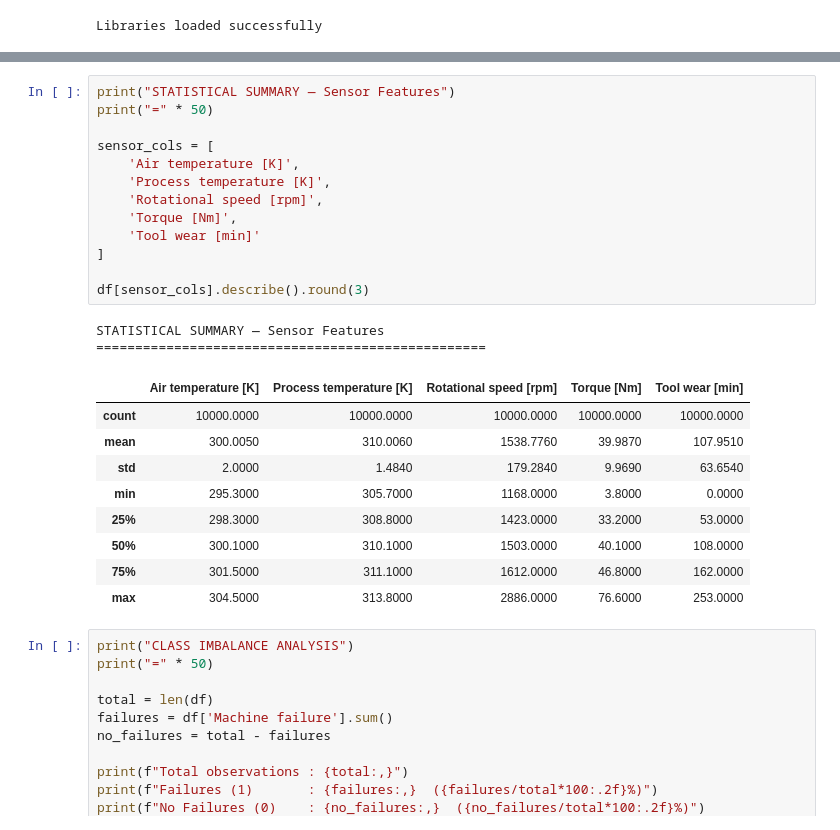
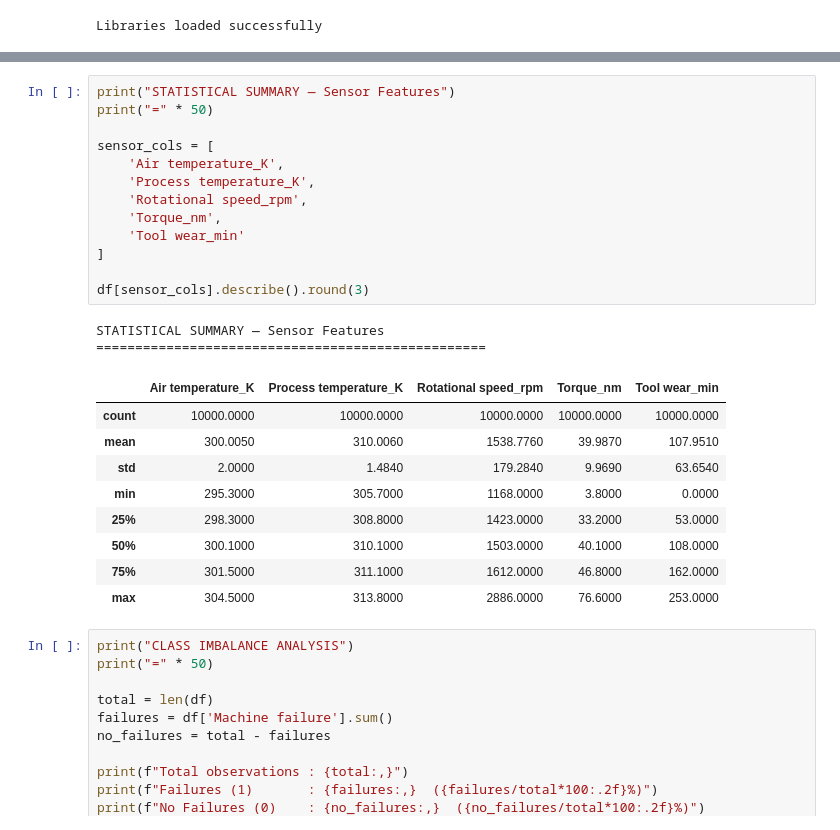
Before and after one commit to vedantbhakare25-dotcom/FleetMind-Predictive-Maintenance-Assistant, a Jupyter notebook: backend/ml/notebooks/01_ai4i_eda.ipynb, the cells around one changed output, grey strips where cells are left out. Drawn from its saved outputs; the diff is of its cells as text.

```diff
--- a/backend/ml/notebooks/01_ai4i_eda.ipynb
+++ b/backend/ml/notebooks/01_ai4i_eda.ipynb
@@ -81,20 +81,20 @@ FIRST 5 ROWS
 # %%
 print("STATISTICAL SUMMARY — Sensor Features")
 print("=" * 50)
 
 sensor_cols = [
-    'Air temperature [K]',
-    'Process temperature [K]',
-    'Rotational speed [rpm]',
-    'Torque [Nm]',
-    'Tool wear [min]'
+    'Air temperature_K',
+    'Process temperature_K',
+    'Rotational speed_rpm',
+    'Torque_nm',
+    'Tool wear_min'
 ]
 
 df[sensor_cols].describe().round(3)
 # %% [output]
 STATISTICAL SUMMARY — Sensor Features
 ==================================================
-|  | Air temperature [K] | Process temperature [K] | Rotational speed [rpm] | Torque [Nm] | Tool wear [min] |
+|  | Air temperature_K | Process temperature_K | Rotational speed_rpm | Torque_nm | Tool wear_min |
 | count | 10000.0000 | 10000.0000 | 10000.0000 | 10000.0000 | 10000.0000 |
 | mean | 300.0050 | 310.0060 | 1538.7760 | 39.9870 | 107.9510 |
 | std | 2.0000 | 1.4840 | 179.2840 | 9.9690 | 63.6540 |
```
Also changed, not shown: parts of 6 cells of this notebook, 3 other files.
